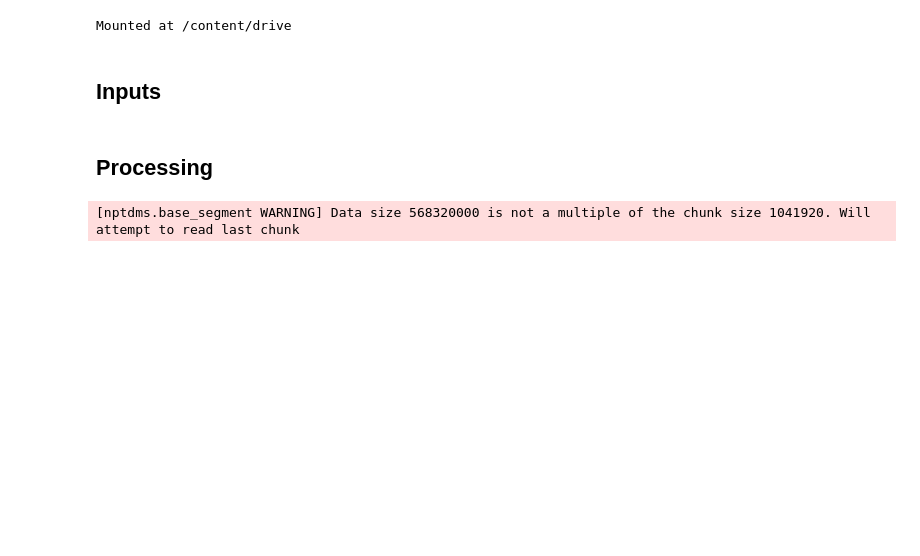
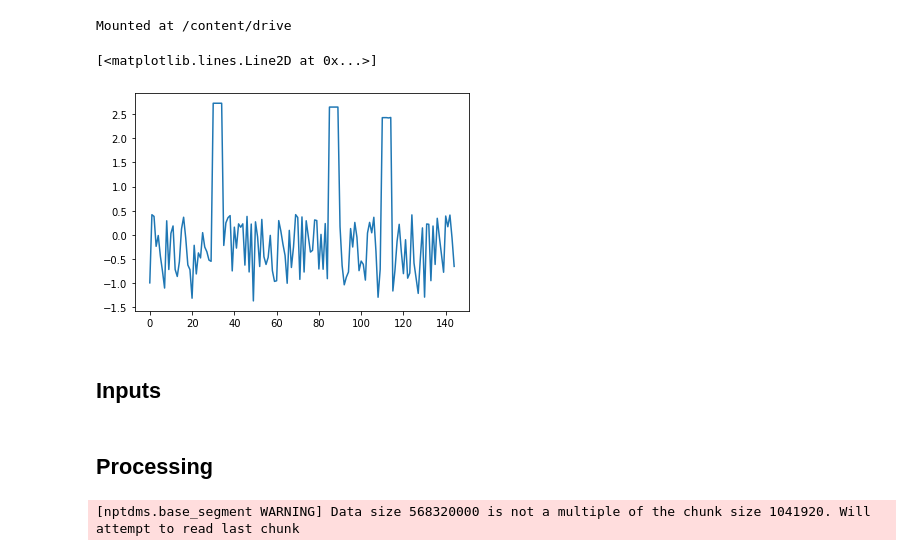
Before and after one commit to yohanesnuwara/DASLab, a Jupyter notebook: notebooks/DASDiagnostics.ipynb, the cells around one changed output. Saved outputs shown, nothing was run; the diff lists cells and outputs as text; code cells hidden in the pictures; blank space fills up the shorter version.

```diff
--- a/notebooks/DASDiagnostics.ipynb
+++ b/notebooks/DASDiagnostics.ipynb
@@ -47,6 +47,28 @@ from google.colab import drive
 drive.mount('/content/drive')
 # %% [output]
 Mounted at /content/drive
+# %%
+from sklearn.preprocessing import PowerTransformer, StandardScaler
+
+a=np.random.rand(30)
+b=np.random.rand(5) + 1E+7
+c=np.random.rand(50)
+d=np.random.rand(5) + 100
+e=np.random.rand(20)
+f=np.random.rand(5) + 20
+g=np.random.rand(30)
+x=np.concatenate((a,b,c,d,e,f,g))
+
+x = x.reshape(-1,1)
+met = PowerTransformer()
+# met = StandardScaler()
+xl = met.fit_transform(x)
+xl = xl.reshape(-1)
+
+plt.plot(xl)
+# %% [output]
+[<matplotlib.lines.Line2D at 0x...>]
+[figure, added]
 # %% [markdown]
 ## Inputs
 # %%
```
Also changed, not shown: parts of 4 cells of this notebook.
